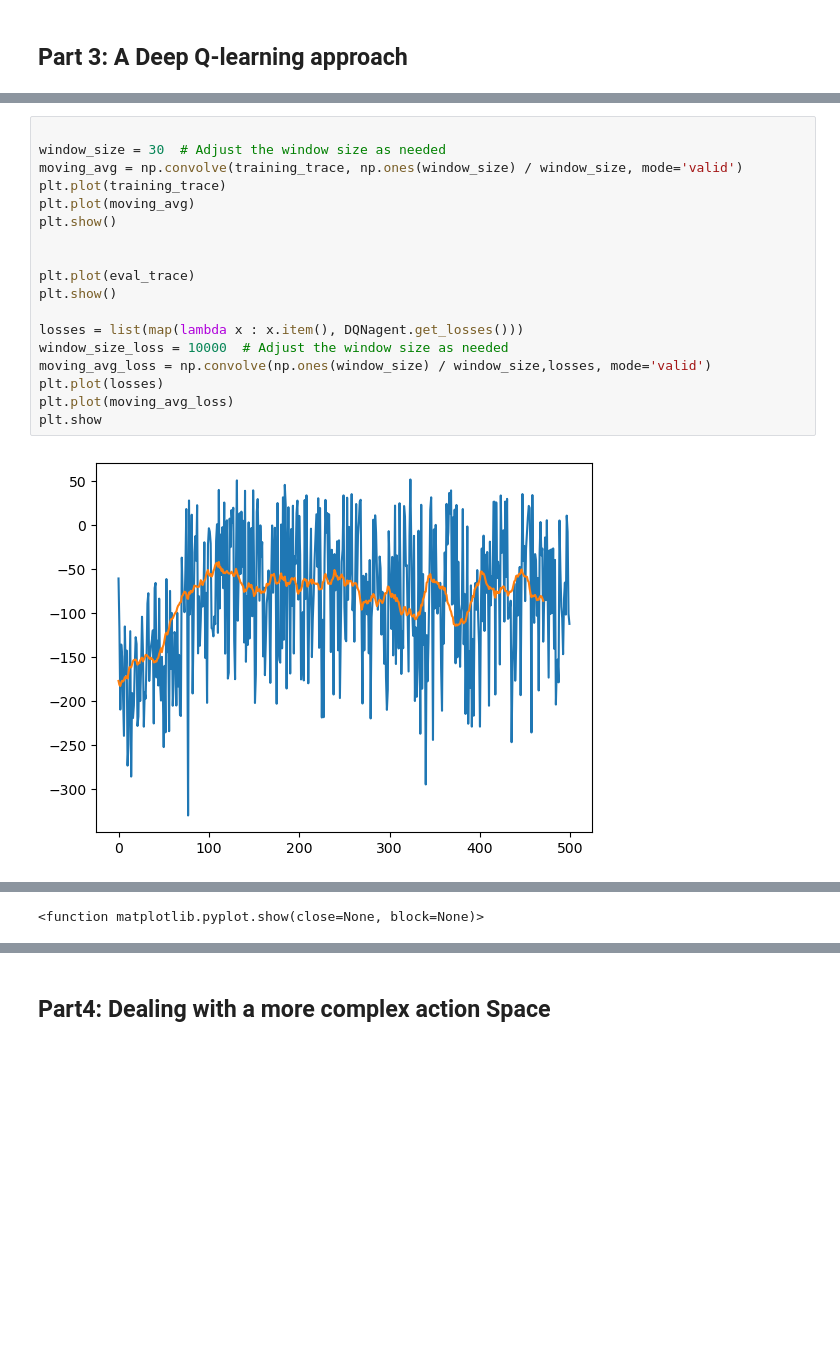
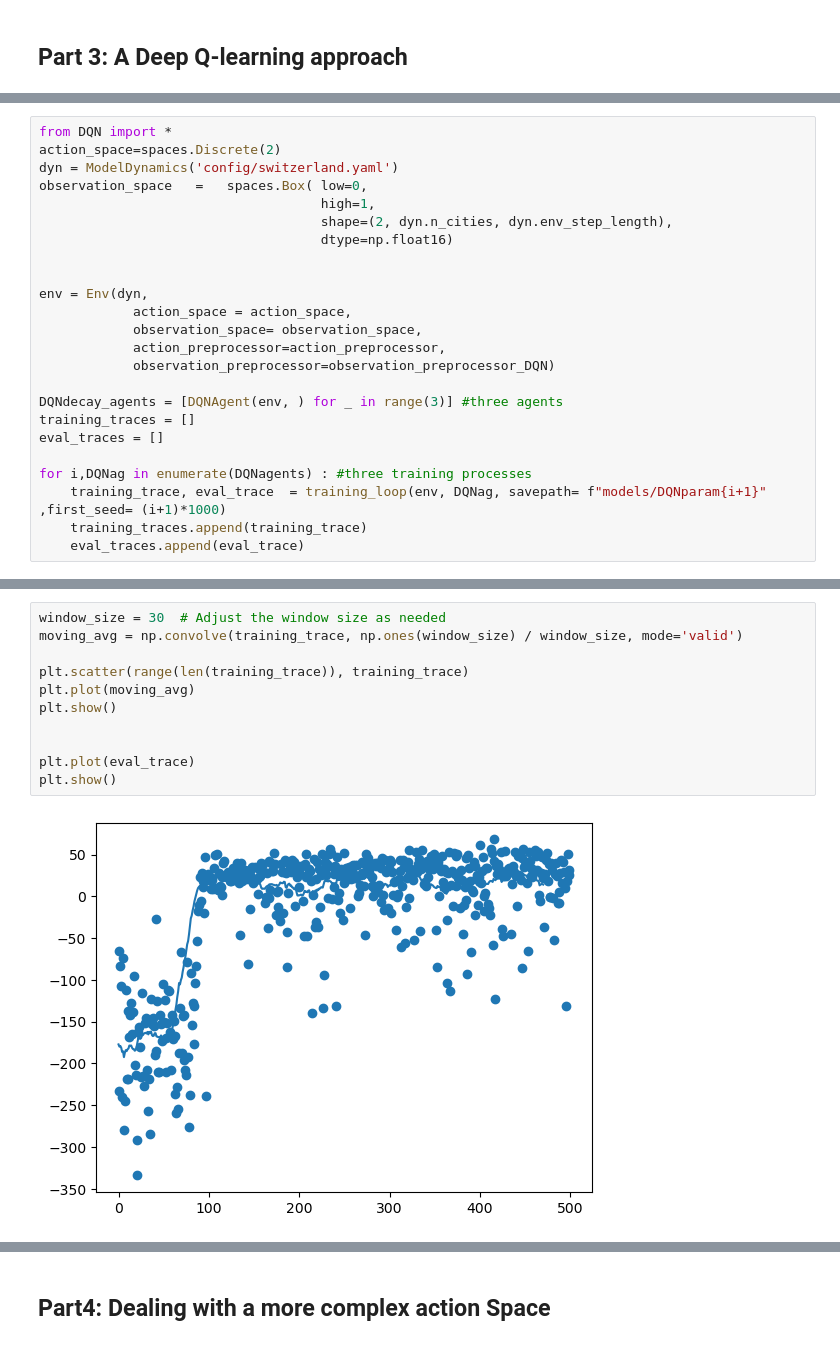
Before and after one commit to paulblgr/Miniproject-ANN, a Jupyter notebook: notebook.ipynb, the cells around one changed output, grey strips where cells are left out. Saved outputs shown, nothing was run; the diff lists cells and outputs as text; blank space fills up the shorter version.

```diff
--- a/notebook.ipynb
+++ b/notebook.ipynb
@@ -110,0 +143,24 @@ for i in tqdm(range(500)):
+# %%
+from DQN import *
+action_space=spaces.Discrete(2)
+dyn = ModelDynamics('config/switzerland.yaml')
+observation_space   =   spaces.Box( low=0,
+                                    high=1,
+                                    shape=(2, dyn.n_cities, dyn.env_step_length),
+                                    dtype=np.float16)
+
+
+env = Env(dyn,
+            action_space = action_space,
+            observation_space= observation_space,
+            action_preprocessor=action_preprocessor,
+            observation_preprocessor=observation_preprocessor_DQN)
+
+DQNdecay_agents = [DQNAgent(env, ) for _ in range(3)] #three agents
+training_traces = []
+eval_traces = []
+
+for i,DQNag in enumerate(DQNagents) : #three training processes
+    training_trace, eval_trace  = training_loop(env, DQNag, savepath= f"models/DQNparam{i+1}" ,first_seed= (i+1)*1000)
+    training_traces.append(training_trace)
+    eval_traces.append(eval_trace)
@@ -111,20 +186,13 @@ for i in tqdm(range(500)):
 # %%
-
 window_size = 30  # Adjust the window size as needed
 moving_avg = np.convolve(training_trace, np.ones(window_size) / window_size, mode='valid')
-plt.plot(training_trace)
+
+plt.scatter(range(len(training_trace)), training_trace)
 plt.plot(moving_avg)
 plt.show()
 
 
 plt.plot(eval_trace)
 plt.show()
-
-losses = list(map(lambda x : x.item(), DQNagent.get_losses()))
-window_size_loss = 10000  # Adjust the window size as needed
-moving_avg_loss = np.convolve(np.ones(window_size) / window_size,losses, mode='valid')
-plt.plot(losses)
-plt.plot(moving_avg_loss)
-plt.show
 # %% [output]
-[figure, old version]
+[figure, new version]
@@ -132 +199,0 @@ plt.show
-<function matplotlib.pyplot.show(close=None, block=None)>
```
Also changed, not shown: parts of 17 cells of this notebook, 1 other file.
